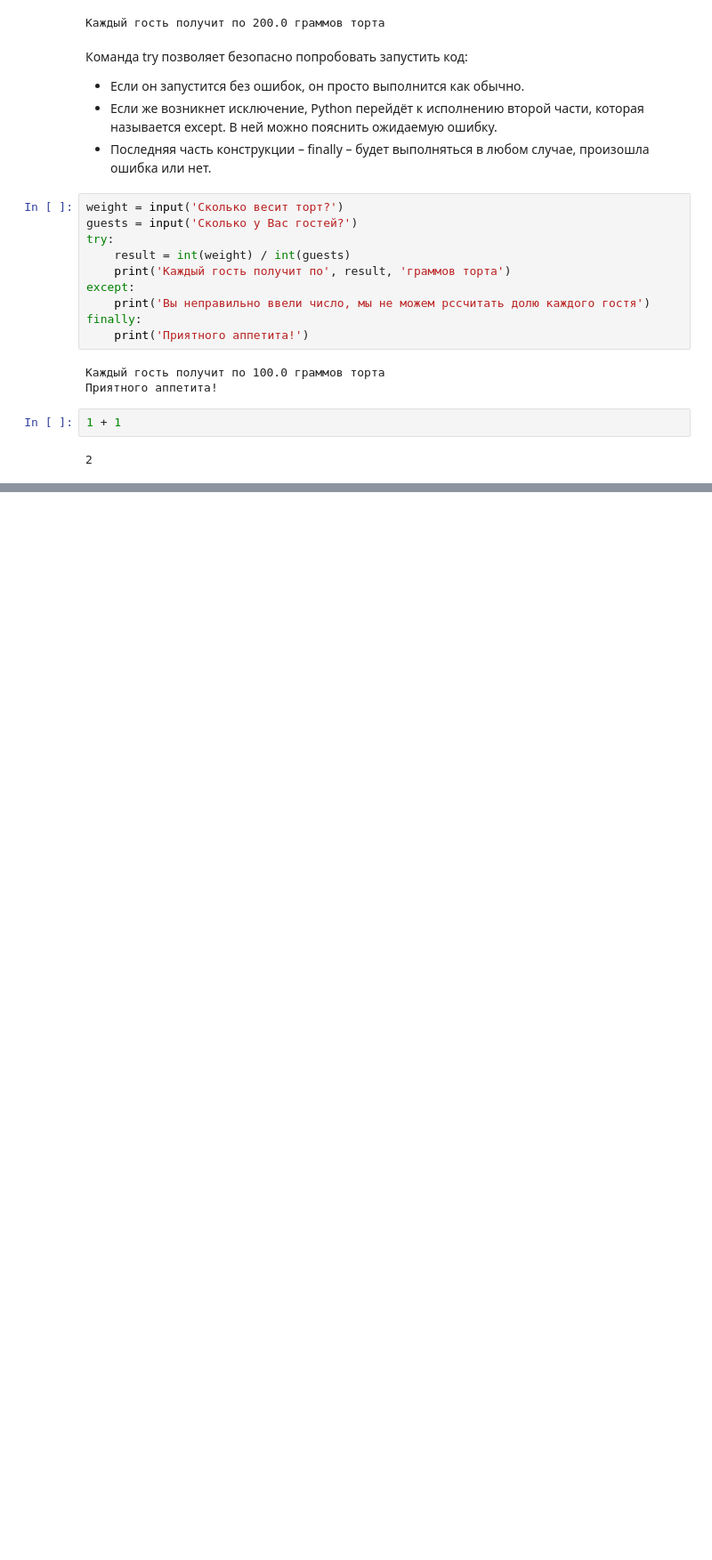
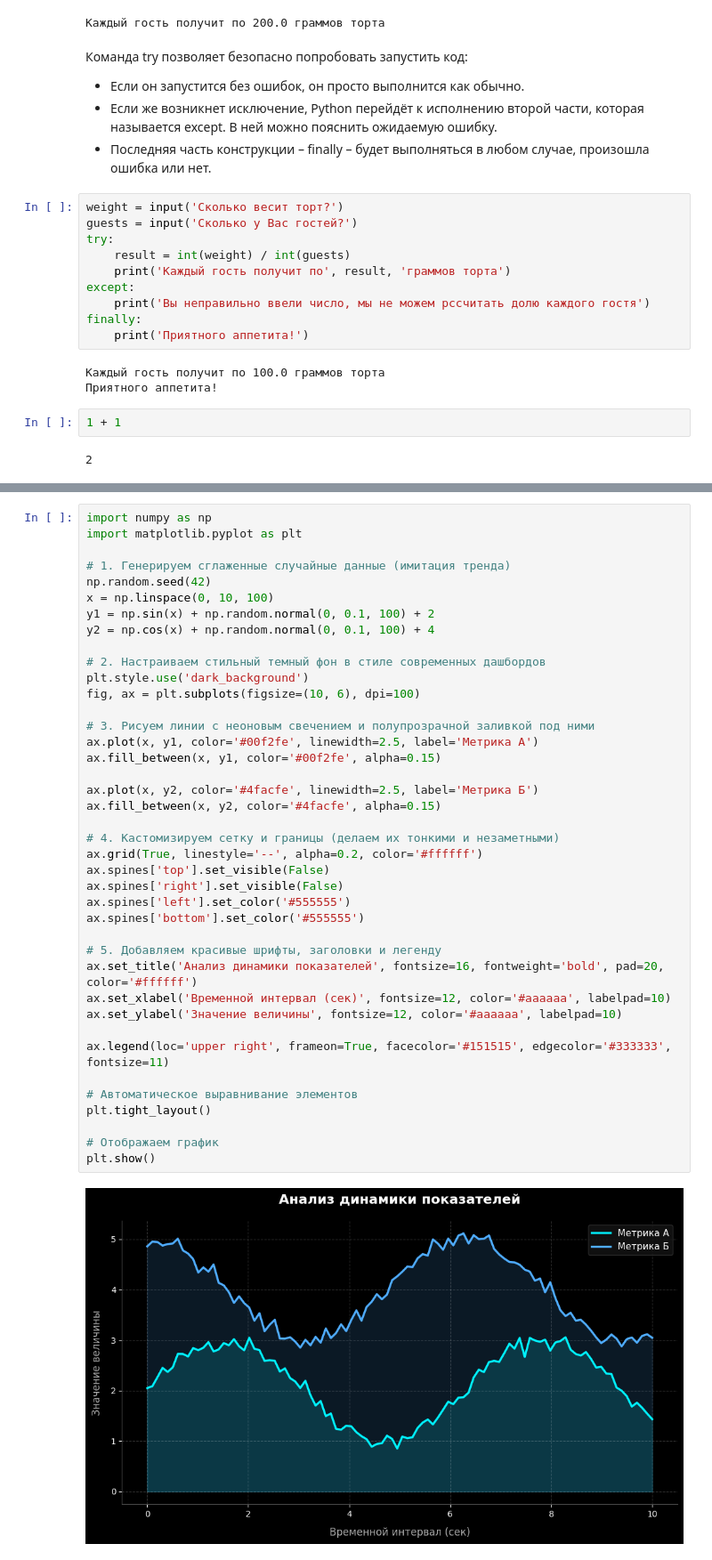
Before and after one commit to udovenkodv777-creator/Python-Course, a Jupyter notebook: Модуль_2/Модуль 2/Модуль 2.ipynb, the cells around one changed output, grey strips where cells are left out. Shown at 89% size. Saved outputs shown, nothing was run; the diff lists cells and outputs as text; blank space fills up the shorter version.

```diff
--- a/Модуль_2/Модуль 2/Модуль 2.ipynb
+++ b/Модуль_2/Модуль 2/Модуль 2.ipynb
@@ -239,0 +249,42 @@ finally:
+# %%
+import numpy as np
+import matplotlib.pyplot as plt
+
+# 1. Генерируем сглаженные случайные данные (имитация тренда)
+np.random.seed(42)
+x = np.linspace(0, 10, 100)
+y1 = np.sin(x) + np.random.normal(0, 0.1, 100) + 2
+y2 = np.cos(x) + np.random.normal(0, 0.1, 100) + 4
+
+# 2. Настраиваем стильный темный фон в стиле современных дашбордов
+plt.style.use('dark_background')
+fig, ax = plt.subplots(figsize=(10, 6), dpi=100)
+
+# 3. Рисуем линии с неоновым свечением и полупрозрачной заливкой под ними
+ax.plot(x, y1, color='#00f2fe', linewidth=2.5, label='Метрика А')
+ax.fill_between(x, y1, color='#00f2fe', alpha=0.15)
+
+ax.plot(x, y2, color='#4facfe', linewidth=2.5, label='Метрика Б')
+ax.fill_between(x, y2, color='#4facfe', alpha=0.15)
+
+# 4. Кастомизируем сетку и границы (делаем их тонкими и незаметными)
+ax.grid(True, linestyle='--', alpha=0.2, color='#ffffff')
+ax.spines['top'].set_visible(False)
+ax.spines['right'].set_visible(False)
+ax.spines['left'].set_color('#555555')
+ax.spines['bottom'].set_color('#555555')
+
+# 5. Добавляем красивые шрифты, заголовки и легенду
+ax.set_title('Анализ динамики показателей', fontsize=16, fontweight='bold', pad=20, color='#ffffff')
+ax.set_xlabel('Временной интервал (сек)', fontsize=12, color='#aaaaaa', labelpad=10)
+ax.set_ylabel('Значение величины', fontsize=12, color='#aaaaaa', labelpad=10)
+
+ax.legend(loc='upper right', frameon=True, facecolor='#151515', edgecolor='#333333', fontsize=11)
+
+# Автоматическое выравнивание элементов
+plt.tight_layout()
+
+# Отображаем график
+plt.show()
+# %% [output]
+[figure, added]
```
Also changed, not shown: parts of 6 cells of this notebook, 36 other files.
